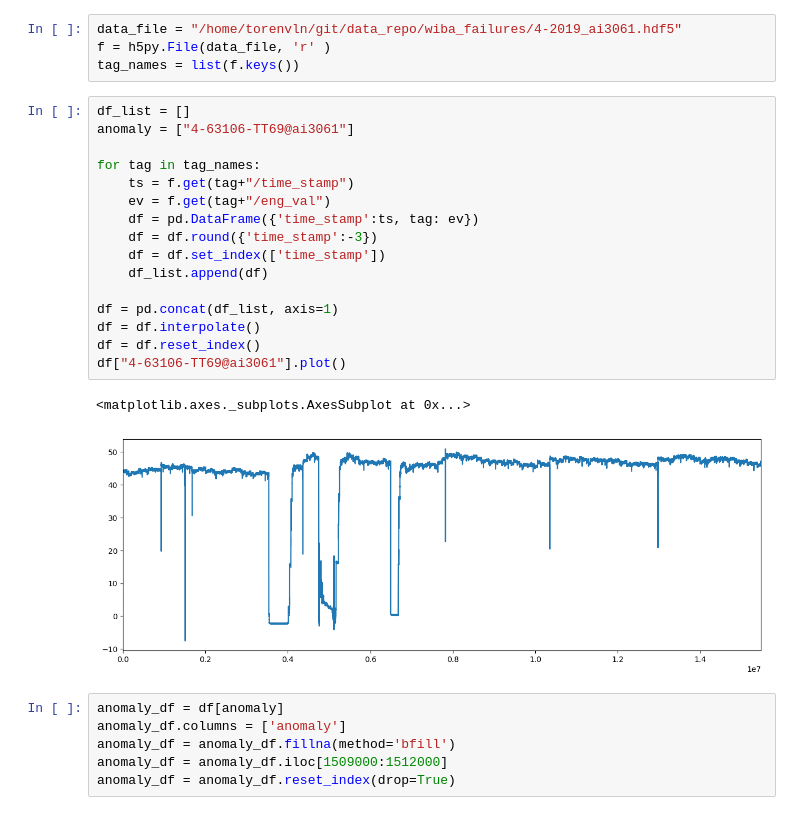
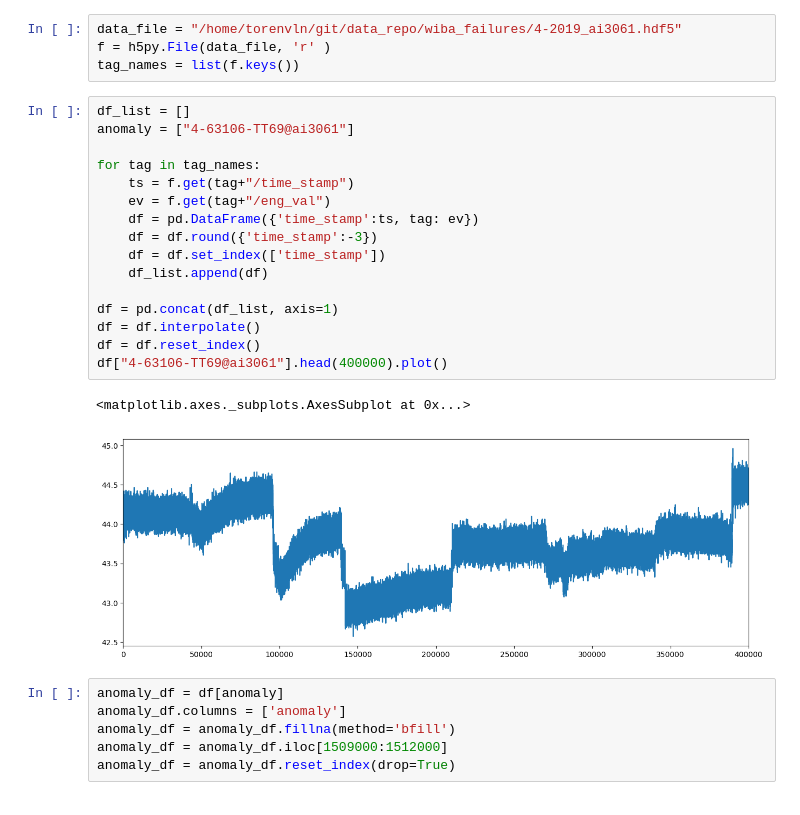
Before and after one commit to nick-torenvliet/bnp_time_series, a Jupyter notebook: jupyter/hdf5_convert.ipynb, the cells around one changed output. Drawn from its saved outputs; the diff is of its cells as text.

```diff
--- a/jupyter/hdf5_convert.ipynb
+++ b/jupyter/hdf5_convert.ipynb
@@ -64,22 +64,22 @@ tag_names = list(f.keys())
 # %%
 df_list = []
 anomaly = ["4-63106-TT69@ai3061"]
 
 for tag in tag_names:
     ts = f.get(tag+"/time_stamp")
     ev = f.get(tag+"/eng_val")
     df = pd.DataFrame({'time_stamp':ts, tag: ev})
     df = df.round({'time_stamp':-3})
     df = df.set_index(['time_stamp'])
     df_list.append(df)
 
 df = pd.concat(df_list, axis=1)
 df = df.interpolate()
 df = df.reset_index()
-df["4-63106-TT69@ai3061"].plot()
+df["4-63106-TT69@ai3061"].head(400000).plot()
 # %% [output]
 <matplotlib.axes._subplots.AxesSubplot at 0x...>
-[figure, old version]
+[figure, new version]
 # %%
 anomaly_df = df[anomaly]
 anomaly_df.columns = ['anomaly']
```
Also changed, not shown: parts of 4 cells of this notebook, 2 other files.
